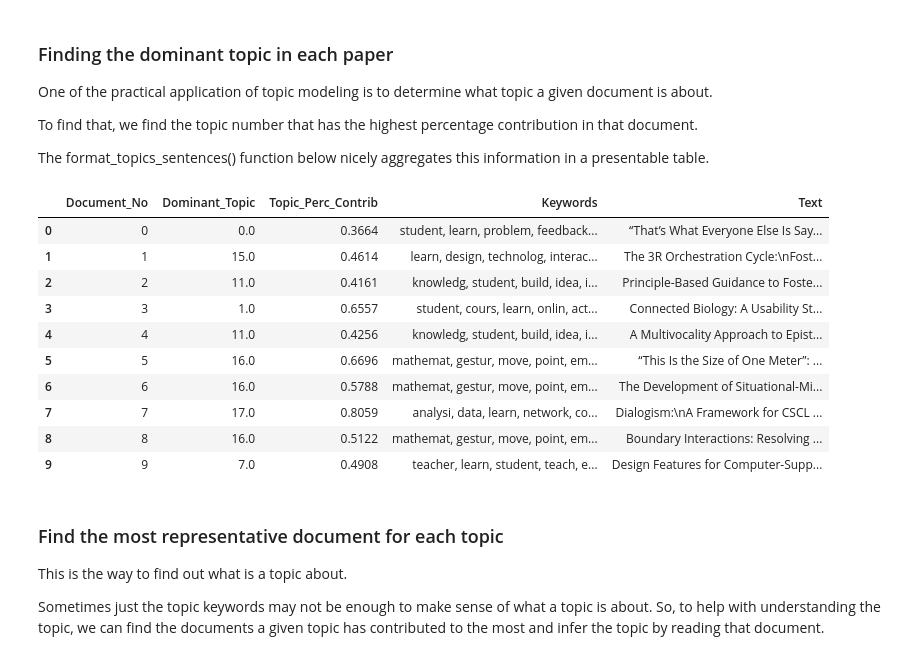
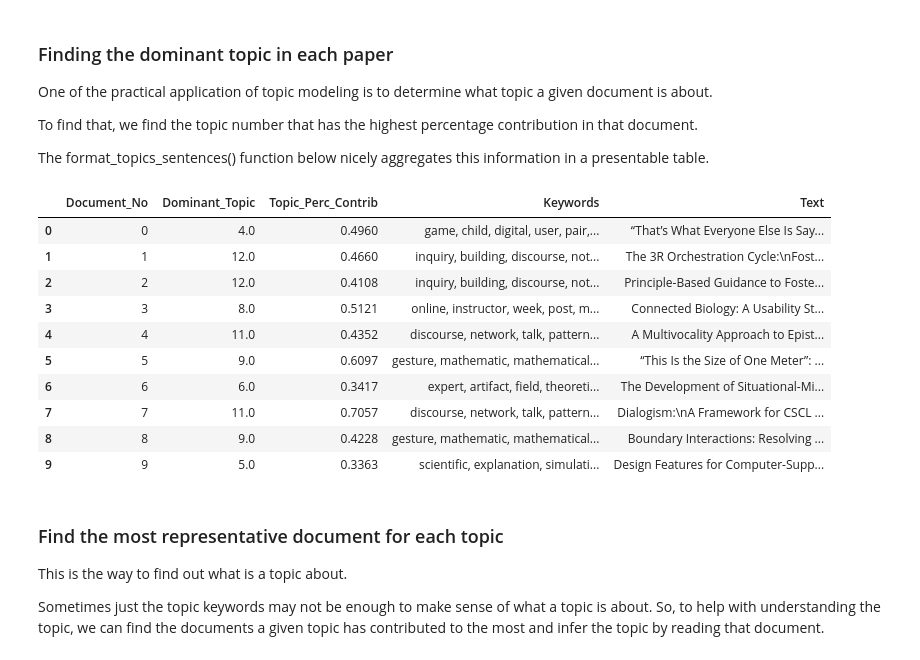
Before and after one commit to sting1000/semester-project, a Jupyter notebook: Topic Modeling.ipynb, the cells around one changed output. Saved outputs shown, nothing was run; the diff lists cells and outputs as text; code cells hidden in the pictures.

```diff
--- a/Topic Modeling.ipynb
+++ b/Topic Modeling.ipynb
@@ -248,7 +207,9 @@ data_words_bigrams = make_bigrams(data_words_nostops)
 
 
 # Do lemmatization keeping only noun, adj, vb, adv
-data_lemmatized = lemmatization_(data_words_bigrams)
+# data_lemmatized = lemmatization_(data_words_bigrams)
+nlp = spacy.load('en', disable=['parser', 'ner'])
+data_lemmatized = lemmatization(data_words_bigrams, allowed_postags=['NOUN', 'ADJ', 'VERB', 'ADV'])
 
 print(data_lemmatized[:1])
 # %% [output]
@@ -437,10 +403,10 @@ def compute_coherence_values(dictionary, corpus, texts, limit, start=2, step=3):
     return model_list, coherence_values
 # %%
 # Can take a long time to run.
-model_list, coherence_values = compute_coherence_values(dictionary=id2word, corpus=corpus, texts=data_lemmatized, start=5, limit=100, step=1)
+model_list, coherence_values = compute_coherence_values(dictionary=id2word, corpus=corpus, texts=data_lemmatized, start=5, limit=50, step=3)
 # %%
 # Show graph
-limit=100; start=5; step=1;
+limit=50; start=5; step=3;
 x = range(start, limit, step)
 plt.plot(x, coherence_values)
 plt.xlabel("Num Topics")
@@ -477,7 +441,7 @@ We can see the score line is not quite regular but overall there is a limitation
 So for further steps I will choose the model with 12 topics which is an adequate topic amount.
 # %%
 # Select the model and print the topics
-optimal_model = model_list[13]
+optimal_model = model_list[3]
 model_topics = optimal_model.show_topics(formatted=False)
 pprint(optimal_model.print_topics(num_words=10))
 # %% [output]
@@ -553,45 +517,45 @@ def format_topics_sentences(ldamodel, corpus=corpus, texts=contents):
     sent_topics_df = pd.DataFrame()
 
     # Get main topic in each document
     for i, row in enumerate(ldamodel[corpus]):
         row = sorted(row, key=lambda x: (x[1]), reverse=True)
         # Get the Dominant topic, Perc Contribution and Keywords for each document
         for j, (topic_num, prop_topic) in enumerate(row):
             if j == 0:  # => dominant topic
                 wp = ldamodel.show_topic(topic_num)
                 topic_keywords = ", ".join([word for word, prop in wp])
                 sent_topics_df = sent_topics_df.append(pd.Series([int(topic_num), round(prop_topic,4), topic_keywords]), ignore_index=True)
             else:
                 break
     sent_topics_df.columns = ['Dominant_Topic', 'Perc_Contribution', 'Topic_Keywords']
 
     # Add original text to the end of the output
     contents = pd.Series(texts)
     sent_topics_df = pd.concat([sent_topics_df, contents], axis=1)
     return(sent_topics_df)
 
-mallet_path = './mallet/bin/mallet'
-optimal_model = gensim.models.wrappers.LdaMallet(mallet_path, corpus=corpus, num_topics=18, id2word=id2word)
+# mallet_path = './mallet/bin/mallet'
+# optimal_model = gensim.models.wrappers.LdaMallet(mallet_path, corpus=corpus, num_topics=14, id2word=id2word)
 df_topic_sents_keywords = format_topics_sentences(ldamodel=optimal_model, corpus=corpus, texts=contents)
 
 # Format
 df_dominant_topic = df_topic_sents_keywords.reset_index()
 df_dominant_topic.columns = ['Document_No', 'Dominant_Topic', 'Topic_Perc_Contrib', 'Keywords', 'Text']
 
 # Show
 df_dominant_topic.head(10)
 # %% [output]
 |  | Document_No | Dominant_Topic | Topic_Perc_Contrib | Keywords | Text |
-| 0 | 0 | 0.0 | 0.3664 | student, learn, problem, feedback... | “That’s What Everyone Else Is Say... |
-| 1 | 1 | 15.0 | 0.4614 | learn, design, technolog, interac... | The 3R Orchestration Cycle:\nFost... |
-| 2 | 2 | 11.0 | 0.4161 | knowledg, student, build, idea, i... | Principle-Based Guidance to Foste... |
-| 3 | 3 | 1.0 | 0.6557 | student, cours, learn, onlin, act... | Connected Biology: A Usability St... |
-| 4 | 4 | 11.0 | 0.4256 | knowledg, student, build, idea, i... | A Multivocality Approach to Epist... |
-| 5 | 5 | 16.0 | 0.6696 | mathemat, gestur, move, point, em... | “This Is the Size of One Meter”: ... |
-| 6 | 6 | 16.0 | 0.5788 | mathemat, gestur, move, point, em... | The Development of Situational-Mi... |
-| 7 | 7 | 17.0 | 0.8059 | analysi, data, learn, network, co... | Dialogism:\nA Framework for CSCL ... |
-| 8 | 8 | 16.0 | 0.5122 | mathemat, gestur, move, point, em... | Boundary Interactions: Resolving ... |
-| 9 | 9 | 7.0 | 0.4908 | teacher, learn, student, teach, e... | Design Features for Computer-Supp... |
+| 0 | 0 | 4.0 | 0.4960 | game, child, digital, user, pair,... | “That’s What Everyone Else Is Say... |
+| 1 | 1 | 12.0 | 0.4660 | inquiry, building, discourse, not... | The 3R Orchestration Cycle:\nFost... |
+| 2 | 2 | 12.0 | 0.4108 | inquiry, building, discourse, not... | Principle-Based Guidance to Foste... |
+| 3 | 3 | 8.0 | 0.5121 | online, instructor, week, post, m... | Connected Biology: A Usability St... |
+| 4 | 4 | 11.0 | 0.4352 | discourse, network, talk, pattern... | A Multivocality Approach to Epist... |
+| 5 | 5 | 9.0 | 0.6097 | gesture, mathematic, mathematical... | “This Is the Size of One Meter”: ... |
+| 6 | 6 | 6.0 | 0.3417 | expert, artifact, field, theoreti... | The Development of Situational-Mi... |
+| 7 | 7 | 11.0 | 0.7057 | discourse, network, talk, pattern... | Dialogism:\nA Framework for CSCL ... |
+| 8 | 8 | 9.0 | 0.4228 | gesture, mathematic, mathematical... | Boundary Interactions: Resolving ... |
+| 9 | 9 | 5.0 | 0.3363 | scientific, explanation, simulati... | Design Features for Computer-Supp... |
 # %% [markdown]
 ### Find the most representative document for each topic
 This is the way to find out what is a topic about.
```
Also changed, not shown: parts of 39 cells of this notebook, 3 other files.
